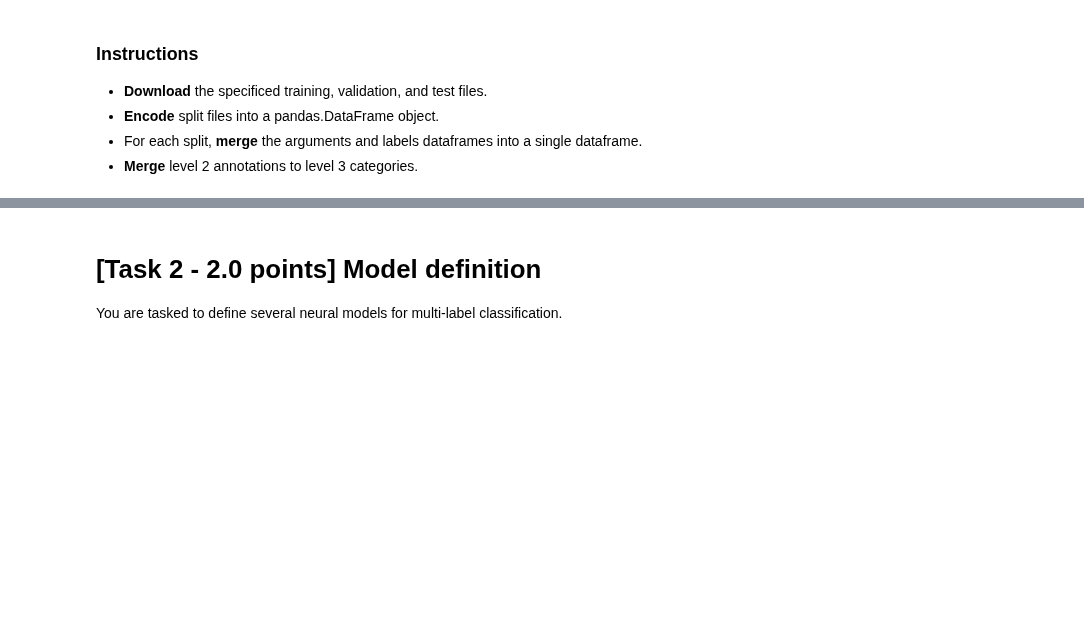
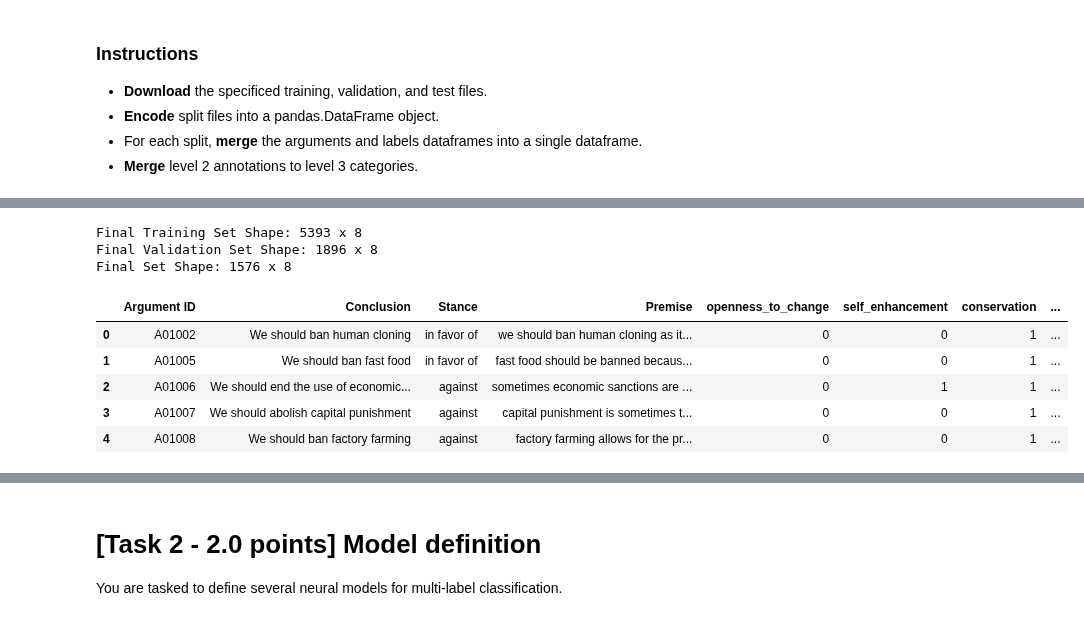
Before and after one commit to antoniototimorelli/nlp_unibo_2023-24_assignments, a Jupyter notebook: Assignment_2/Assignment2.ipynb, the cells around one changed output, grey strips where cells are left out. Drawn from its saved outputs; the diff is of its cells as text; code cells hidden in the pictures; blank space fills up the shorter version.

```diff
--- a/Assignment_2/Assignment2.ipynb
+++ b/Assignment_2/Assignment2.ipynb
@@ -128,0 +295,53 @@ Openess to change           1
+# %%
+def lv3_labels(df):
+    """
+    Function to aggregate specified columns by taking the logical OR between their values.
+
+    Parameters:
+        df (pandas.DataFrame): The input DataFrame.
+
+    Returns:
+        pandas.DataFrame: A new DataFrame with aggregated values.
+    """
+    # Define the mapping of new columns to be created and the columns to be aggregated for each
+    column_mapping = {
+        'openness_to_change': ['Self-direction: thought', 'Self-direction: action', 'Stimulation', 'Hedonism'],
+        'self_enhancement': ['Hedonism', 'Achievement', 'Power: dominance', 'Power: resources', 'Face'],
+        'conservation': ['Face', 'Security: personal', 'Security: societal', 'Tradition', 'Conformity: rules', 'Conformity: interpersonal', 'Humility'],
+        'self_transcendence': ['Benevolence: caring', 'Benevolence: dependability', 'Universalism: concern', 'Universalism: nature', 'Universalism: tolerance', 'Universalism: objectivity']
+    }
+
+    # Create a new DataFrame to store aggregated values
+    new_df = pd.DataFrame()
+
+    # Iterate over the mapping and compute logical OR for each set of columns
+    for new_column, columns_to_aggregate in column_mapping.items():
+        new_df[new_column] = df[columns_to_aggregate].apply(lambda row: any(row), axis=1).astype(int)  # Convert boolean to int
+
+    # Drop the original columns used for aggregation
+    df.drop(columns=[col for cols in column_mapping.values() for col in cols], inplace=True)
+
+    # Concatenate new DataFrame with the remaining columns of the original DataFrame
+    new_df = pd.concat([df, new_df], axis=1)
+
+    return new_df
+# %%
+df_train = lv3_labels(train_df_merged)
+df_val = lv3_labels(val_df_merged)
+df_test = lv3_labels(test_df_merged)
+
+print("Final Training Set Shape:", df_train.shape[0],"x", df_train.shape[1])
+print("Final Validation Set Shape:", df_val.shape[0],"x", df_val.shape[1])
+print("Final Set Shape:", df_test.shape[0],"x", df_test.shape[1], '\n')
+
+df_train.head()
+# %% [output]
+Final Training Set Shape: 5393 x 8
+Final Validation Set Shape: 1896 x 8
+Final Set Shape: 1576 x 8
+|  | Argument ID | Conclusion | Stance | Premise | openness_to_change | self_enhancement | conservation | ... |
+| 0 | A01002 | We should ban human cloning | in favor of | we should ban human cloning as it... | 0 | 0 | 1 | ... |
+| 1 | A01005 | We should ban fast food | in favor of | fast food should be banned becaus... | 0 | 0 | 1 | ... |
+| 2 | A01006 | We should end the use of economic... | against | sometimes economic sanctions are ... | 0 | 1 | 1 | ... |
+| 3 | A01007 | We should abolish capital punishment | against | capital punishment is sometimes t... | 0 | 0 | 1 | ... |
+| 4 | A01008 | We should ban factory farming | against | factory farming allows for the pr... | 0 | 0 | 1 | ... |
```
Also changed, not shown: parts of 35 cells of this notebook.
